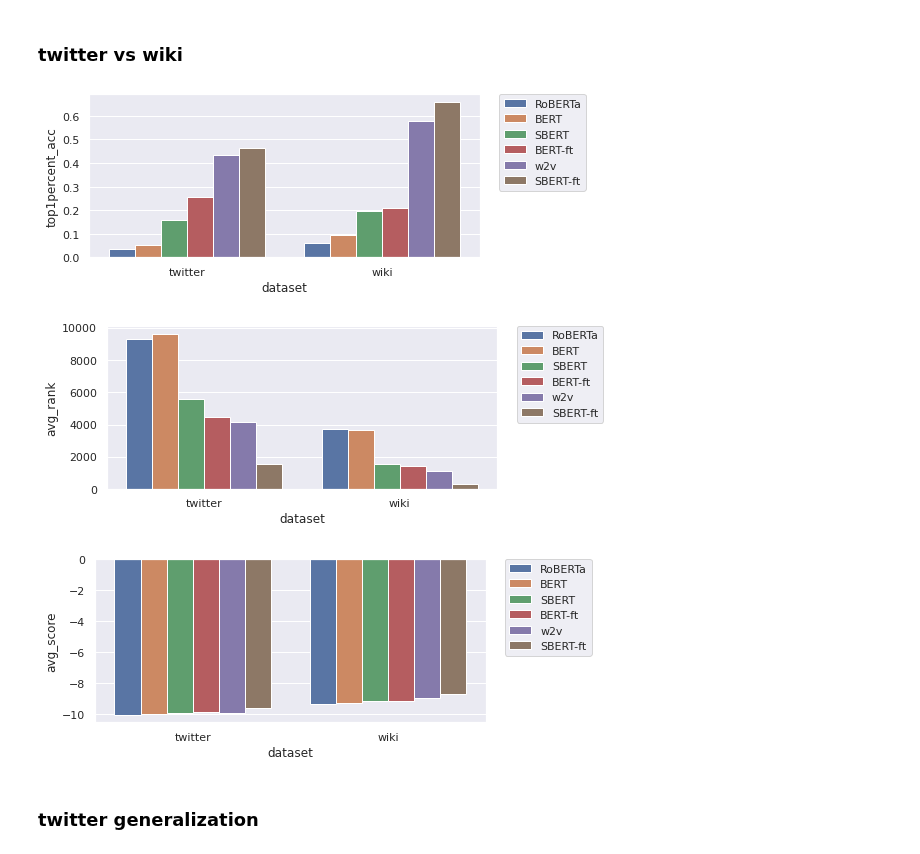
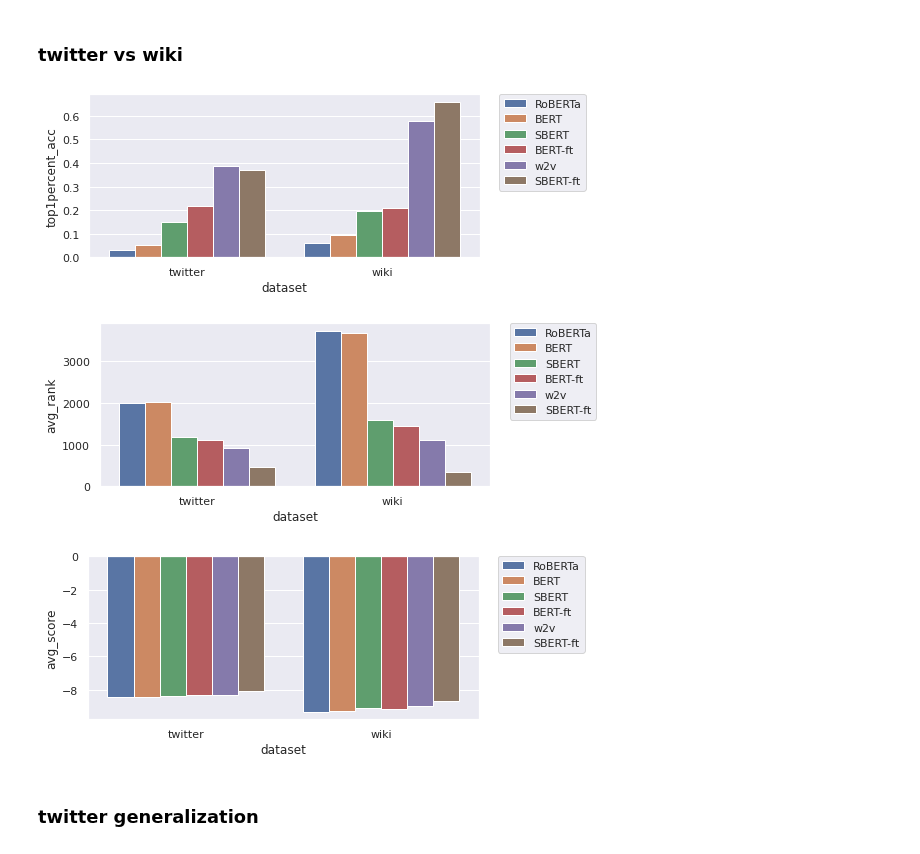
Before and after one commit to navidmdn/identity_embedding, a Jupyter notebook: pi2v.ipynb, the cells around one changed output. Cells and saved outputs as stored; diff of their text form; code cells hidden in the pictures.

```diff
--- a/pi2v.ipynb
+++ b/pi2v.ipynb
@@ -1740,12 +1768,12 @@ twitter_w2v_negsample_avgrank, twitter_w2v_negsample_top100acc, twitter_w2v_negs
     return_ranks=True
 )
 
-wiki_w2v_cbow_avgrank, wiki_w2v_cbow_top100acc, wiki_w2v_cbow_avgscore, wiki_w2v_cbow_ranks = calculate_w2v_based_metrics(
-    w2v_model=w2v_wiki_cbow_model,
-    dataset=fixed_target_wiki_w2v_ds,
-    pi_dict=wiki_target_restricted_pis,
-    cosine_bs=2000,
-    return_ranks=True
-)
+# wiki_w2v_cbow_avgrank, wiki_w2v_cbow_top100acc, wiki_w2v_cbow_avgscore, wiki_w2v_cbow_ranks = calculate_w2v_based_metrics(
+#     w2v_model=w2v_wiki_cbow_model,
+#     dataset=fixed_target_wiki_w2v_ds,
+#     pi_dict=wiki_target_restricted_pis,
+#     cosine_bs=2000,
+#     return_ranks=True
+# )
 # %% [output]
 calculating ranks...
@@ -1817,7 +1843,7 @@ clm_test_ds_full_wiki, _, wiki_pi_dict_full = create_test_dataset(
 #### target restricted dataset
 # %%
 fixed_target_twitter_clm_ds = [(x[1], x[2]) for x in test_ds_twitter_target_restricted]
-fixed_target_wiki_clm_ds = [(x[1], x[2]) for x in test_ds_wiki_target_restricted]
+# fixed_target_wiki_clm_ds = [(x[1], x[2]) for x in test_ds_wiki_target_restricted]
 # %% [markdown]
 ### load different models
 # %% [markdown]
@@ -1991,7 +2017,7 @@ from transformers import AutoTokenizer, AutoModel
 
 
 device = 'cuda:0'
-twitter_ft_sbert = SentenceTransformer('./models/mpnet-twitter-freq100/', device=device)
+twitter_ft_sbert = SentenceTransformer('./models/mpnet-twitter-freq100', device=device)
 twitter_ft_sbert.eval()
 
 # twitter_ft_sbert_10p = SentenceTransformer('./models/distilroberta-twitter-freq100-10p/', device=device)
@@ -2692,6 +2994,12 @@ import torch
 from tqdm import tqdm
 from torch.nn.functional import log_softmax
 
+
+
+def normalize(word_vectors):
+    norms = torch.norm(word_vectors, dim=1, keepdim=True)
+    res = word_vectors / (norms + 1e-6)
+    return res
 
 def calculate_prj_metrics(prj_model, dataset, cosine_bs=512):
     print("calculating embeddings...")
@@ -2705,6 +3013,9 @@ def calculate_prj_metrics(prj_model, dataset, cosine_bs=512):
 
     emb_x = torch.tensor([prj_model[x] for x in X])
     emb_all = torch.tensor([prj_model[y] for y in pi_list])
+
+    emb_x = normalize(emb_x)
+    emb_all = normalize(emb_all)
 
     print("calculating ranks...")
 
@@ -2737,7 +3048,7 @@ def calculate_prj_metrics(prj_model, dataset, cosine_bs=512):
 
     avg_score = torch.mean(softmax_scores).item()
     avg_rank = torch.mean(target_ranks).item()
-    top100_acc = len([r for r in target_ranks.reshape(1,-1).squeeze().tolist() if r < 100])/emb_x.shape[0]
+    top100_acc = len([r for r in target_ranks.reshape(1,-1).squeeze().tolist() if r < len(pi_dict)//100])/emb_x.shape[0]
 
     print(avg_rank, top100_acc, avg_score)
 
@@ -3553,37 +3880,37 @@ df = pd.DataFrame({
         wiki_bert_top100acc,
         twitter_sbert_top100acc,
         wiki_sbert_top100acc,
 
         twitter_bertft_top100acc,
         wiki_bertft_top100acc,
 
         twitter_w2v_negsample_top100acc,
         wiki_w2v_cbow_top100acc,
         twitter_sbertft_top100acc,
         wiki_sbertft_top100acc,
     ],
 })
 
-df.to_csv('final_performance_results.csv', header=True, index=False)
+df.to_csv('final_performance_results_f500.csv', header=True, index=False)
 
 plt.figure(figsize=(7,3))
 sns.barplot(data=df, x='dataset', y='top1percent_acc', hue='model')
 plt.legend(bbox_to_anchor=(1.05, 1), loc='upper left', borderaxespad=0)
 plt.show()
 
 plt.figure(figsize=(7,3))
 sns.barplot(data=df, x='dataset', y='avg_rank', hue='model')
 plt.legend(bbox_to_anchor=(1.05, 1), loc='upper left', borderaxespad=0)
 plt.show()
 
 plt.figure(figsize=(7,3))
 sns.barplot(data=df, x='dataset', y='avg_score', hue='model')
 plt.legend(bbox_to_anchor=(1.05, 1), loc='upper left', borderaxespad=0)
 plt.show()
 # %% [output]
-[figure, old version]
+[figure, new version]
-[figure, old version]
+[figure, new version]
-[figure, old version]
+[figure, new version]
 # %%
 import seaborn as sns
 
```
Also changed, not shown: parts of 66 cells of this notebook.
